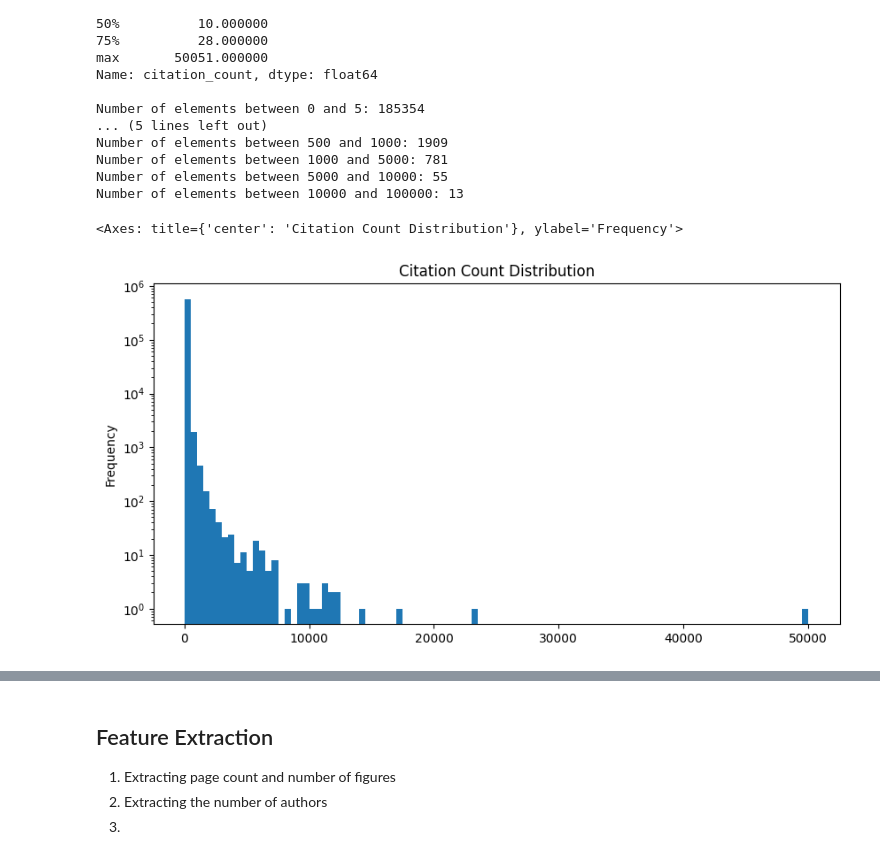
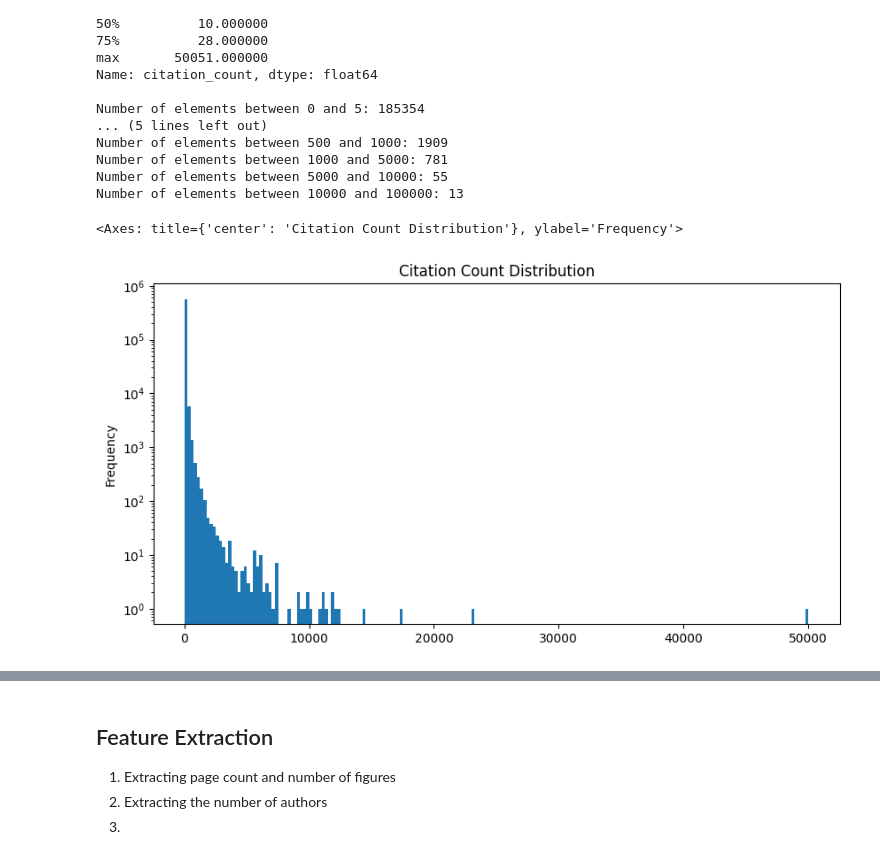
Before and after one commit to Grutschus/uu-data-mining-project, a Jupyter notebook: feature_extraction.ipynb, the cells around one changed output, grey strips where cells are left out. Cells and saved outputs as stored; diff of their text form; code cells hidden in the pictures.

```diff
--- a/feature_extraction.ipynb
+++ b/feature_extraction.ipynb
@@ -47,7 +52,7 @@ Number of elements between 1000 and 5000: 781
 Number of elements between 5000 and 10000: 55
 Number of elements between 10000 and 100000: 13
 # %%
-dataset_pd['citation_count'].plot(kind='hist', bins=50, logy=True, figsize=(10, 5), title='Citation Count Distribution')
+dataset_pd['citation_count'].plot(kind='hist', bins=200, logy=True, figsize=(10, 5), title='Citation Count Distribution')
 # %% [output]
 <Axes: title={'center': 'Citation Count Distribution'}, ylabel='Frequency'>
-[figure, old version]
+[figure, new version]
```
Also changed, not shown: parts of 2 cells of this notebook.
